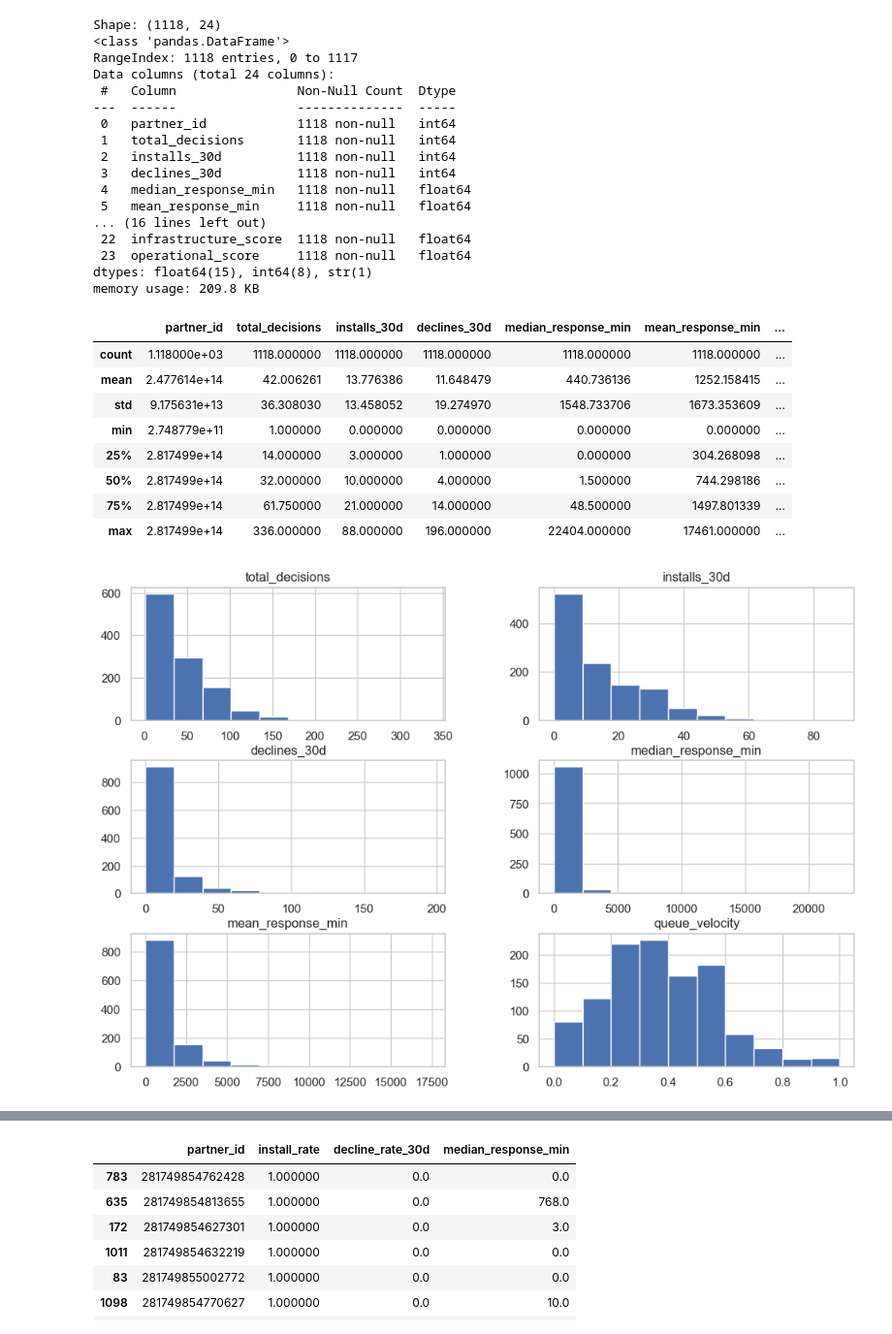
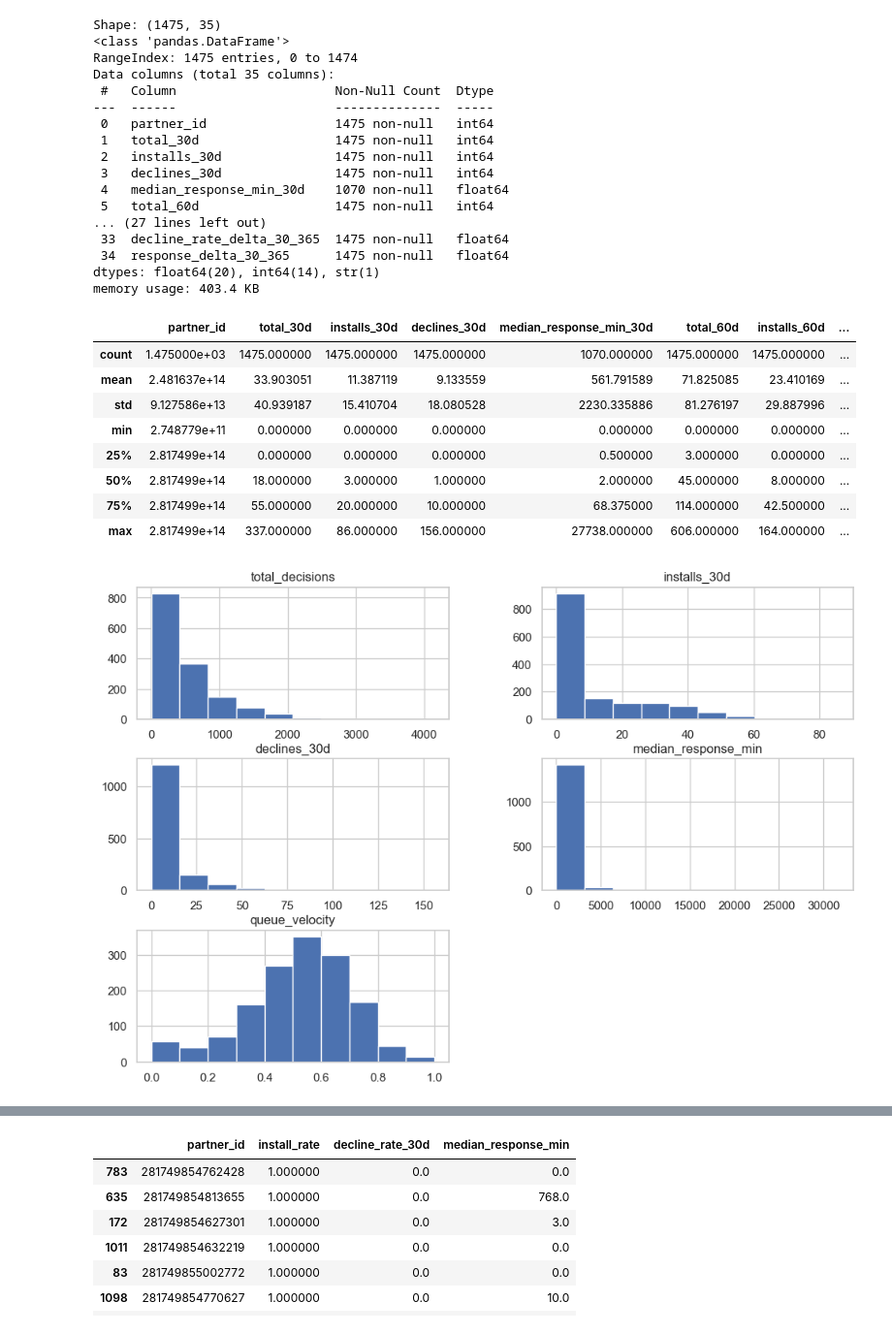
Before and after one commit to rohanchoudhary-wiom/Genie-Stocks-Integration, a Jupyter notebook: eda/partner_ops.ipynb, the cells around one changed output, grey strips where cells are left out. Shown at 97% size. Cells and saved outputs as stored; diff of their text form; code cells hidden in the pictures.

Commit message:
Temporal features for partner

```diff
--- a/eda/partner_ops.ipynb
+++ b/eda/partner_ops.ipynb
@@ -7,6 +7,6 @@ import seaborn as sns
 sns.set_theme(style="whitegrid")
 pd.set_option("display.max_columns", None)
 # %%
-df = pd.read_csv("../reports/partner_ops_vector.csv")
+df = pd.read_csv("../reports/partner_ops_train_vector.csv")
 df.head()
 # %% [output]
@@ -23,32 +23,32 @@ df.info()
 
 df.describe()
 # %% [output]
-Shape: (1118, 24)
+Shape: (1475, 35)
 <class 'pandas.DataFrame'>
-RangeIndex: 1118 entries, 0 to 1117
-Data columns (total 24 columns):
- #   Column                Non-Null Count  Dtype
----  ------                --------------  -----
- 0   partner_id            1118 non-null   int64
- 1   total_decisions       1118 non-null   int64
- 2   installs_30d          1118 non-null   int64
- 3   declines_30d          1118 non-null   int64
- 4   median_response_min   1118 non-null   float64
- 5   mean_response_min     1118 non-null   float64
-... (16 lines left out)
- 22  infrastructure_score  1118 non-null   float64
- 23  operational_score     1118 non-null   float64
-dtypes: float64(15), int64(8), str(1)
-memory usage: 209.8 KB
+RangeIndex: 1475 entries, 0 to 1474
+Data columns (total 35 columns):
+ #   Column                     Non-Null Count  Dtype
+---  ------                     --------------  -----
+ 0   partner_id                 1475 non-null   int64
+ 1   total_30d                  1475 non-null   int64
+ 2   installs_30d               1475 non-null   int64
+ 3   declines_30d               1475 non-null   int64
+ 4   median_response_min_30d    1070 non-null   float64
+ 5   total_60d                  1475 non-null   int64
+... (27 lines left out)
+ 33  decline_rate_delta_30_365  1475 non-null   float64
+ 34  response_delta_30_365      1475 non-null   float64
+dtypes: float64(20), int64(14), str(1)
+memory usage: 403.4 KB
-|  | partner_id | total_decisions | installs_30d | declines_30d | median_response_min | mean_response_min | ... |
-| count | 1.118000e+03 | 1118.000000 | 1118.000000 | 1118.000000 | 1118.000000 | 1118.000000 | ... |
-| mean | 2.477614e+14 | 42.006261 | 13.776386 | 11.648479 | 440.736136 | 1252.158415 | ... |
-| std | 9.175631e+13 | 36.308030 | 13.458052 | 19.274970 | 1548.733706 | 1673.353609 | ... |
-| min | 2.748779e+11 | 1.000000 | 0.000000 | 0.000000 | 0.000000 | 0.000000 | ... |
-| 25% | 2.817499e+14 | 14.000000 | 3.000000 | 1.000000 | 0.000000 | 304.268098 | ... |
-| 50% | 2.817499e+14 | 32.000000 | 10.000000 | 4.000000 | 1.500000 | 744.298186 | ... |
-| 75% | 2.817499e+14 | 61.750000 | 21.000000 | 14.000000 | 48.500000 | 1497.801339 | ... |
-| max | 2.817499e+14 | 336.000000 | 88.000000 | 196.000000 | 22404.000000 | 17461.000000 | ... |
+|  | partner_id | total_30d | installs_30d | declines_30d | median_response_min_30d | total_60d | installs_60d | ... |
+| count | 1.475000e+03 | 1475.000000 | 1475.000000 | 1475.000000 | 1070.000000 | 1475.000000 | 1475.000000 | ... |
+| mean | 2.481637e+14 | 33.903051 | 11.387119 | 9.133559 | 561.791589 | 71.825085 | 23.410169 | ... |
+| std | 9.127586e+13 | 40.939187 | 15.410704 | 18.080528 | 2230.335886 | 81.276197 | 29.887996 | ... |
+| min | 2.748779e+11 | 0.000000 | 0.000000 | 0.000000 | 0.000000 | 0.000000 | 0.000000 | ... |
+| 25% | 2.817499e+14 | 0.000000 | 0.000000 | 0.000000 | 0.500000 | 3.000000 | 0.000000 | ... |
+| 50% | 2.817499e+14 | 18.000000 | 3.000000 | 1.000000 | 2.000000 | 45.000000 | 8.000000 | ... |
+| 75% | 2.817499e+14 | 55.000000 | 20.000000 | 10.000000 | 68.375000 | 114.000000 | 42.500000 | ... |
+| max | 2.817499e+14 | 337.000000 | 86.000000 | 156.000000 | 27738.000000 | 606.000000 | 164.000000 | ... |
 # %%
 df["install_rate"] = df["installs_30d"] / df["total_decisions"]
 df["decline_rate_calc"] = df["declines_30d"] / df["total_decisions"]
@@ -59,17 +59,16 @@ df["hold_ratio"] = df["long_held_leads_24h"] / df["nmbr_active_leads"]
 # %%
 cols = [
     "total_decisions",
     "installs_30d",
     "declines_30d",
     "median_response_min",
-    "mean_response_min",
     "queue_velocity",
 ]
 
 df[cols].hist(figsize=(12,8))
 plt.show()
 # %% [output]
-[figure, old version]
+[figure, new version]
 # %%
 plt.figure(figsize=(14,10))
 
```
Also changed, not shown: parts of 6 cells of this notebook, 15 other files.
